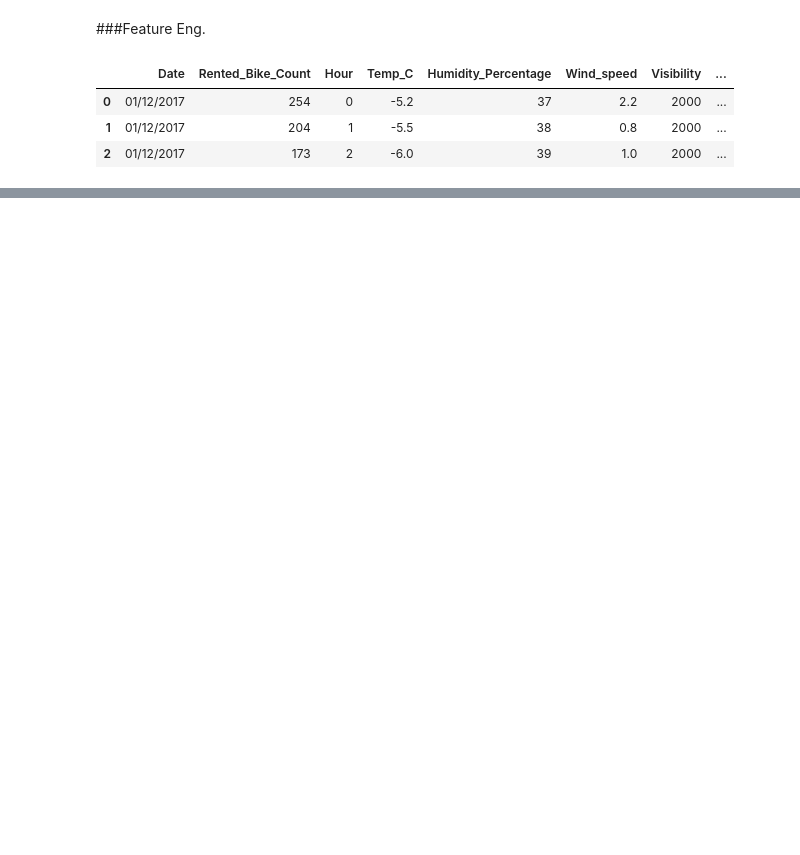
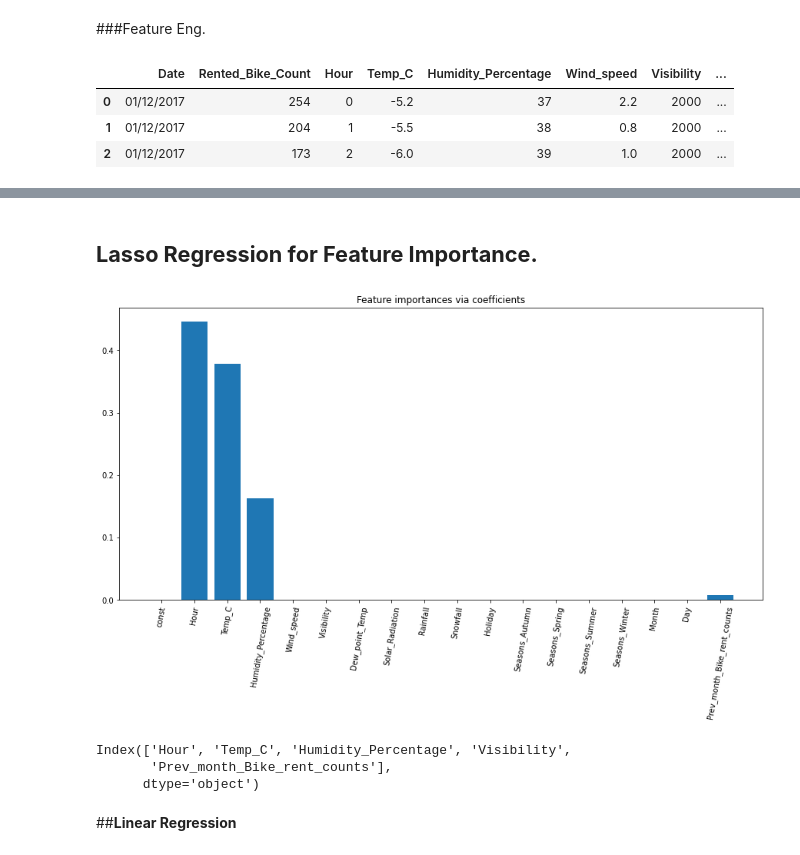
Before and after one commit to yagnik99/Seoul-Bike-Sharing-Demand-Prediction, a Jupyter notebook: Yagnik_Pandya_Team_2_Capstone_Project_3.ipynb, the cells around one changed output, grey strips where cells are left out. Drawn from its saved outputs; the diff is of its cells as text; code cells hidden in the pictures; blank space fills up the shorter version.

Commit message:
Base Models

```diff
--- a/Yagnik_Pandya_Team_2_Capstone_Project_3.ipynb
+++ b/Yagnik_Pandya_Team_2_Capstone_Project_3.ipynb
@@ -267,0 +336,3 @@ Name: Rented_Bike_Count, dtype: float64
+# %%
+# Copy of DataFrame
+LR_df = Final_df_saved.copy()
@@ -267,0 +344,6 @@ Name: Rented_Bike_Count, dtype: float64
+# %%
+LR_df['Rented_Bike_Count'] = np.sqrt(LR_df['Rented_Bike_Count'])
+# %%
+# X and Y
+X = LR_df.drop(['Rented_Bike_Count'], axis = 1)
+y = LR_df['Rented_Bike_Count']
@@ -267,0 +354,5 @@ Name: Rented_Bike_Count, dtype: float64
+# %%
+#adding constant and building model
+X = sm.add_constant(X)
+model = sm.OLS(y, X).fit()
+predictions = model.predict(X)
@@ -267,0 +397,14 @@ Name: Rented_Bike_Count, dtype: float64
+# %% [markdown]
+## **Lasso Regression for Feature Importance.**
+# %%
+plt.subplots(figsize=(15,7))
+lasso = LassoCV()
+lasso.fit(X,y)
+importance = np.abs(lasso.coef_)
+feature_names = X.columns
+plt.bar(height=importance, x=feature_names)
+plt.xticks(rotation=80)
+plt.title("Feature importances via coefficients")
+plt.show()
+# %% [output]
+[figure, added]
@@ -267,0 +413,9 @@ Name: Rented_Bike_Count, dtype: float64
+# %%
+sfm = SelectFromModel(lasso).fit(X, y)
+feature_names[sfm.get_support()]
+# %% [output]
+Index(['Hour', 'Temp_C', 'Humidity_Percentage', 'Visibility',
+       'Prev_month_Bike_rent_counts'],
+      dtype='object')
+# %% [markdown]
+##**Linear Regression**
```
Also changed, not shown: parts of 103 cells of this notebook.
